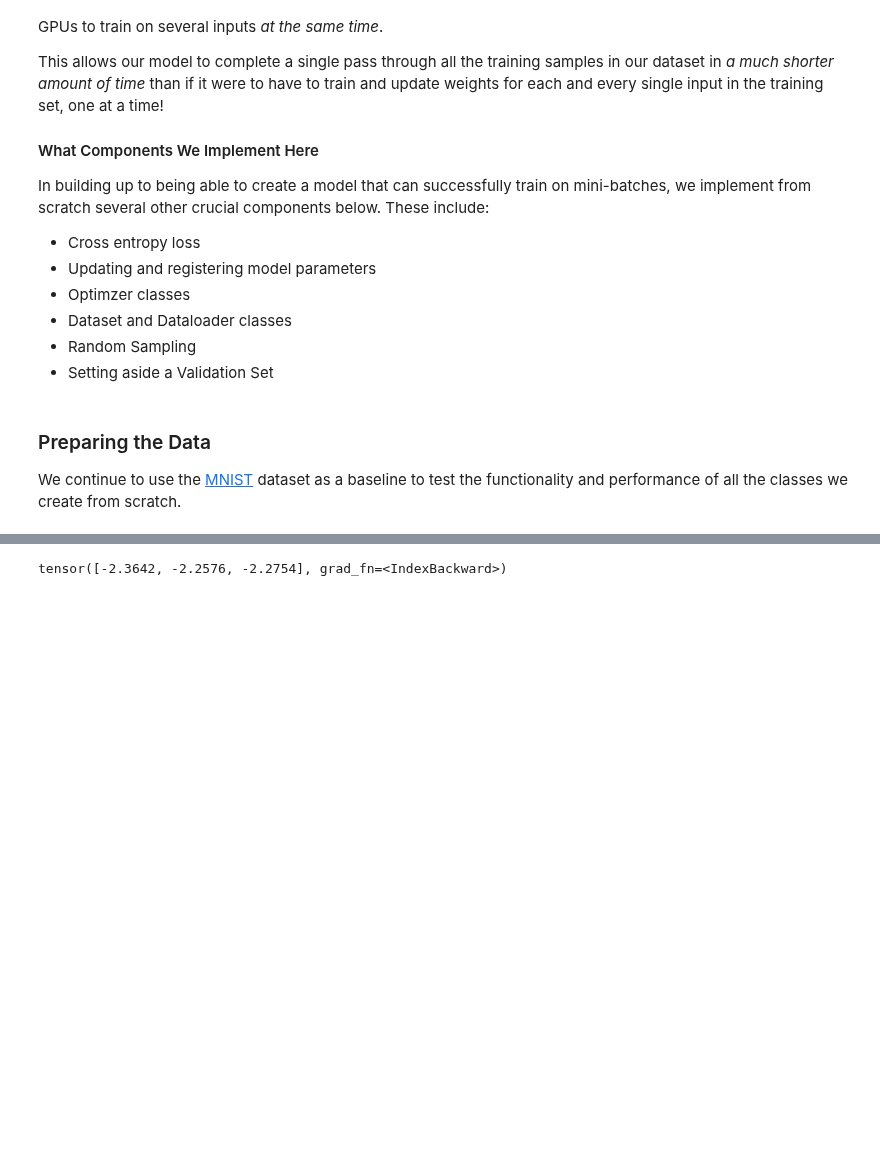
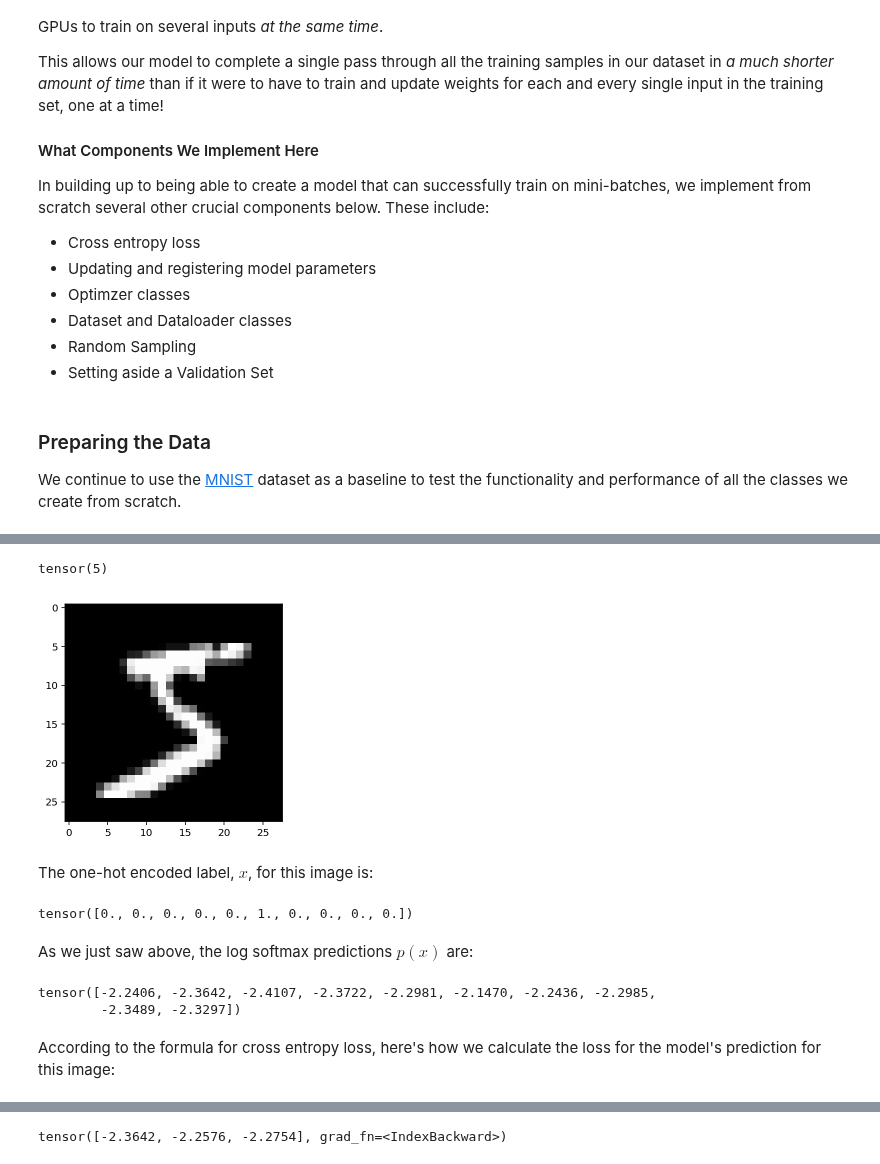
Before and after one commit to jamesdellinger/fastai_deep_learning_course_part2_v3, a Jupyter notebook: 03_minibatch_training_my_reimplementation.ipynb, the cells around one changed output, grey strips where cells are left out. Drawn from its saved outputs; the diff is of its cells as text; code cells hidden in the pictures; blank space fills up the shorter version.

Commit message:
Improve NB03 cross entropy pedagogy

```diff
--- a/03_minibatch_training_my_reimplementation.ipynb
+++ b/03_minibatch_training_my_reimplementation.ipynb
@@ -78,0 +125,23 @@ Here's the ground truth label of the first training sample:
+# %%
+plt.imshow(x_train[0].view(28,28))
+y_train[0]
+# %% [output]
+tensor(5)
+[figure, added]
+# %% [markdown]
+The one-hot encoded label, $x$, for this image is:
+# %%
+label = tensor([0, 0, 0, 0, 0, 1, 0, 0, 0, 0]).float()
+label
+# %% [output]
+tensor([0., 0., 0., 0., 0., 1., 0., 0., 0., 0.])
+# %% [markdown]
+As we just saw above, the log softmax predictions $p(x)$ are:
+# %%
+prediction = logsoftmax_pred[0].detach()
+prediction
+# %% [output]
+tensor([-2.2406, -2.3642, -2.4107, -2.3722, -2.2981, -2.1470, -2.2436, -2.2985,
+        -2.3489, -2.3297])
+# %% [markdown]
+According to the formula for cross entropy loss, here's how we calculate the loss for the model's prediction for this image:
```
Also changed, not shown: parts of 31 cells of this notebook.
